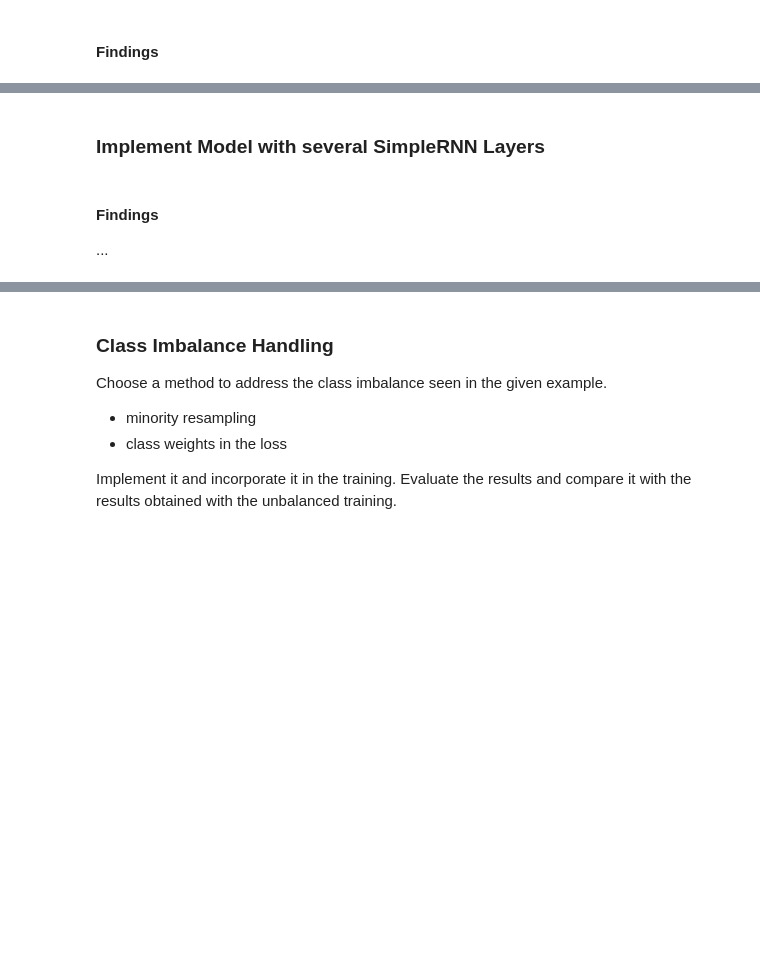
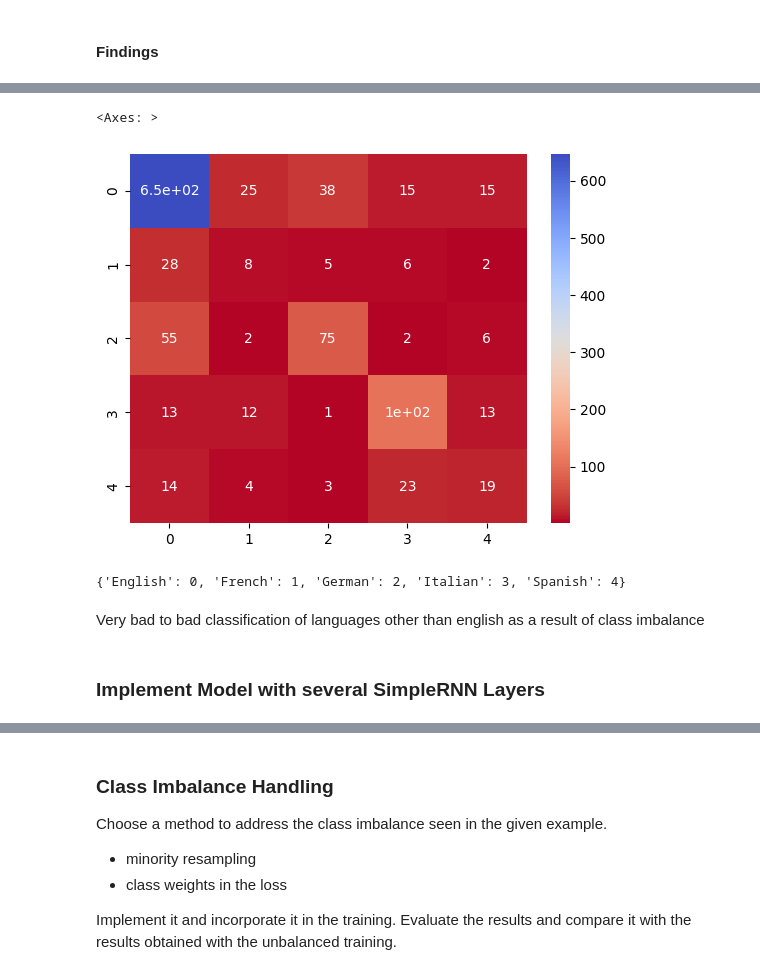
Before and after one commit to ayomeer/DeLearn, a Jupyter notebook: DL-PW-10/names_classification/name_classification-stud.ipynb, the cells around one changed output, grey strips where cells are left out. Drawn from its saved outputs; the diff is of its cells as text; code cells hidden in the pictures; blank space fills up the shorter version.

```diff
--- a/DL-PW-10/names_classification/name_classification-stud.ipynb
+++ b/DL-PW-10/names_classification/name_classification-stud.ipynb
@@ -26,6 +27,8 @@ Foresee a suitable character for the end of the word, e.g. 'END'.
 # %%
 srcdir = 'data/names'
 languages = ["English","French","Italian","German","Spanish"]
+
+len_languages = len(languages)
 # %%
 # inspect the data directory
 def findFiles(path):
@@ -150,11 +165,6 @@ Transform the names data into a suitable vector respresentation:
 # %%
 test_split = 0.2
 
-### START YOUR CODE
 # Shuffle and split names data
-
-train = ...
-
-test = ...
-
-### END YOUR CODE
+shuffled_names = names.sample(frac=1)
+train, test = train_test_split(shuffled_names, test_size=test_split)
@@ -201,0 +318,10 @@ nepochs =
+# %%
+Y_pred = model.predict(X_test)
+y_pred = np.argmax(Y_pred, axis=1)
+
+y_test = np.argmax(Y_test, axis=1)
+
+from seaborn import heatmap
+conf = confusion_matrix(y_test, y_pred)
+heatmap(conf, annot=True, cmap='coolwarm_r')
+# %% [output]
@@ -202,2 +329,10 @@ nepochs =
+<Axes: >
+[figure, added]
+# %%
+language_to_index
+# %% [output]
+{'English': 0, 'French': 1, 'German': 2, 'Italian': 3, 'Spanish': 4}
+# %% [markdown]
+Very bad to bad classification of languages other than english as a result of class imbalance
 # %% [markdown]
 ### Implement Model with several SimpleRNN Layers
@@ -216,4 +338,0 @@ model = ...
-# %% [markdown]
-#### Findings
-
-...
```
Also changed, not shown: parts of 27 cells of this notebook.
